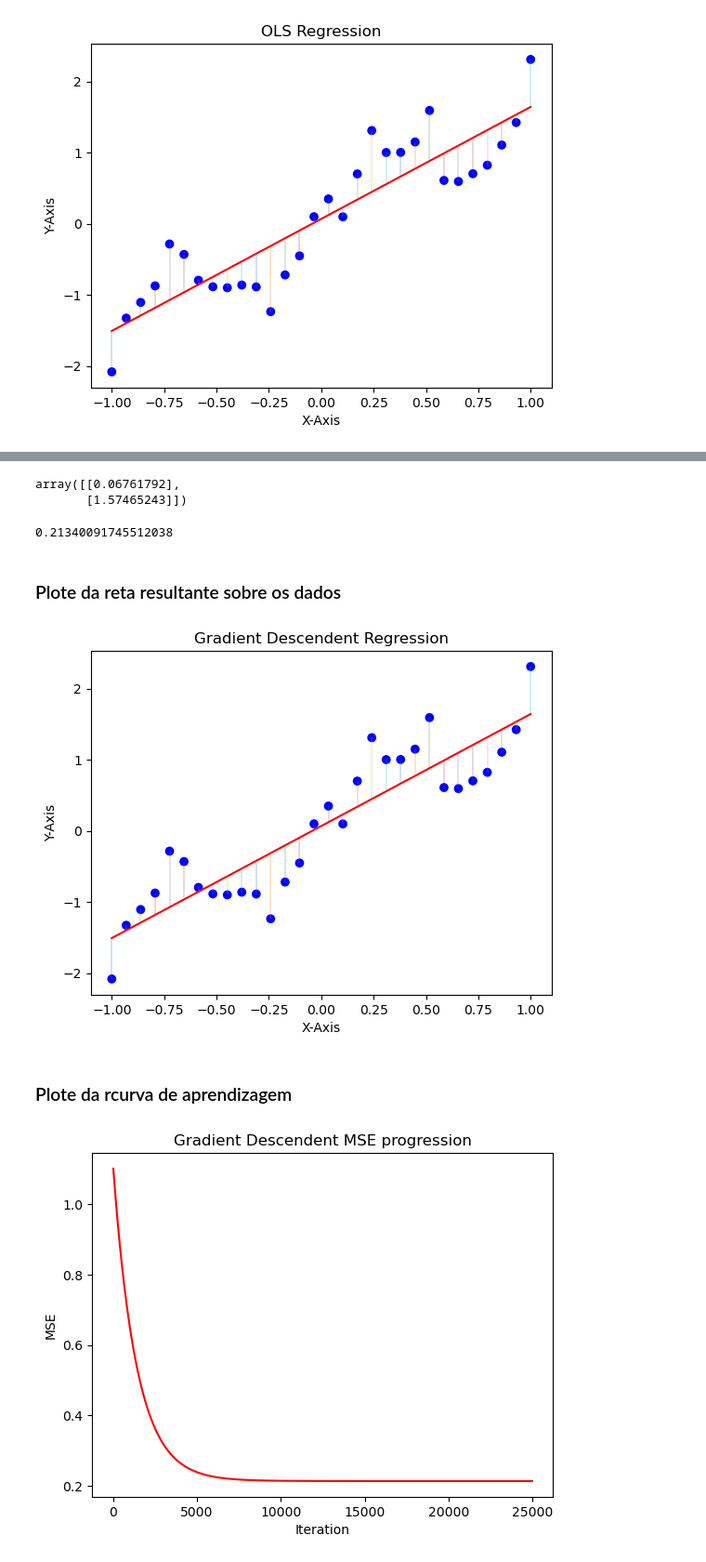
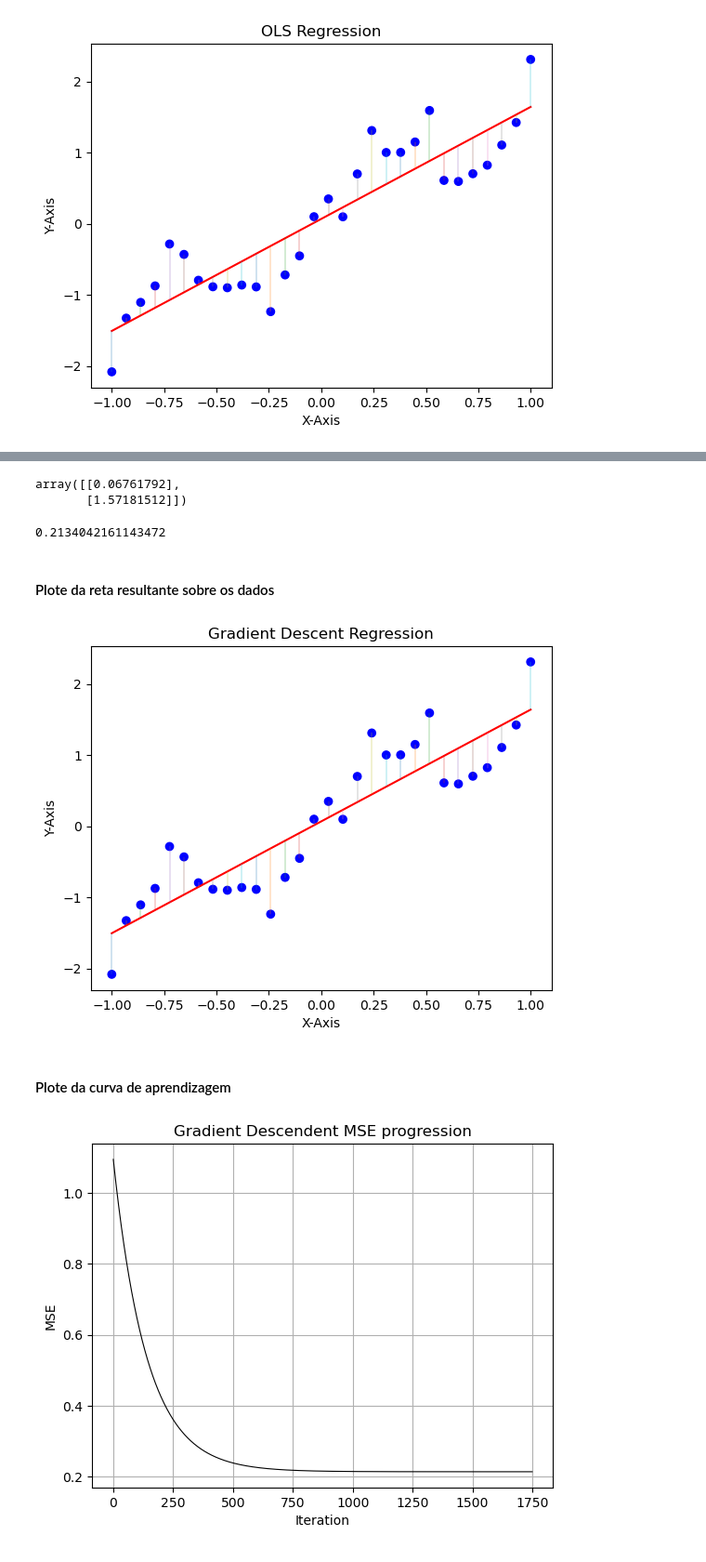
Before and after one commit to Louis-Ian/MachineLearning, a Jupyter notebook: Lista 1/list_01.ipynb, the cells around one changed output, grey strips where cells are left out. Shown at 93% size. Drawn from its saved outputs; the diff is of its cells as text; code cells hidden in the pictures.

```diff
--- a/Lista 1/list_01.ipynb
+++ b/Lista 1/list_01.ipynb
@@ -167,4 +169,4 @@ def gd(x: np.ndarray, y: np.ndarray, alpha: float = 0.001, max_iterations: int =
 
     return w_gd, mse_gd(X, w_gd, y), errors_list_gd, mse_list_gd
 # %%
-w_artificial_data_gd, mse_artificial_data_gd, errors_list_gd, mse_list_gd = gd(x_artificial_data, y_artificial_data, max_iterations=25000)
+w_artificial_data_gd, mse_artificial_data_gd, errors_list_gd, mse_list_gd = gd(x_artificial_data, y_artificial_data, alpha=0.01, max_iterations=1750)
@@ -176,20 +176,20 @@ w_artificial_data_gd, mse_artificial_data_gd, errors_list_gd, mse_list_gd = gd(x
 w_artificial_data_gd
 # %% [output]
 array([[0.06761792],
-       [1.57465243]])
+       [1.57181512]])
 # %%
 mse_artificial_data_gd
 # %% [output]
-0.21340091745512038
+0.2134042161143472
 # %% [markdown]
-### Plote da reta resultante sobre os dados
+#### Plote da reta resultante sobre os dados
 # %%
 fig, ax = plt.subplots()
 
 x_range_gd = np.linspace(x_artificial_data.min(), x_artificial_data.max())
 y_range_gd = w_artificial_data_gd[0] + w_artificial_data_gd[1] * x_range_gd
 
-ax.set_title("Gradient Descendent Regression")
+ax.set_title("Gradient Descent Regression")
 ax.set_ylabel("Y-Axis")
 ax.set_xlabel("X-Axis")
 
@@ -201,18 +201,19 @@ for i in range(len(x_artificial_data)):
 
 plt.show()
 # %% [output]
-[figure, old version]
+[figure, new version]
 # %% [markdown]
-### Plote da rcurva de aprendizagem
+#### Plote da curva de aprendizagem
 # %%
 fig, ax = plt.subplots()
 
 ax.set_title("Gradient Descendent MSE progression")
 ax.set_ylabel("MSE")
 ax.set_xlabel("Iteration")
 
-ax.plot(np.arange(mse_list_gd.shape[0]), mse_list_gd, color='red')
+ax.plot(np.arange(mse_list_gd.shape[0]), mse_list_gd, color='black', linewidth='0.8')
+ax.grid(True)
 
 plt.show()
 # %% [output]
-[figure, old version]
+[figure, new version]
```
Also changed, not shown: parts of 19 cells of this notebook.
